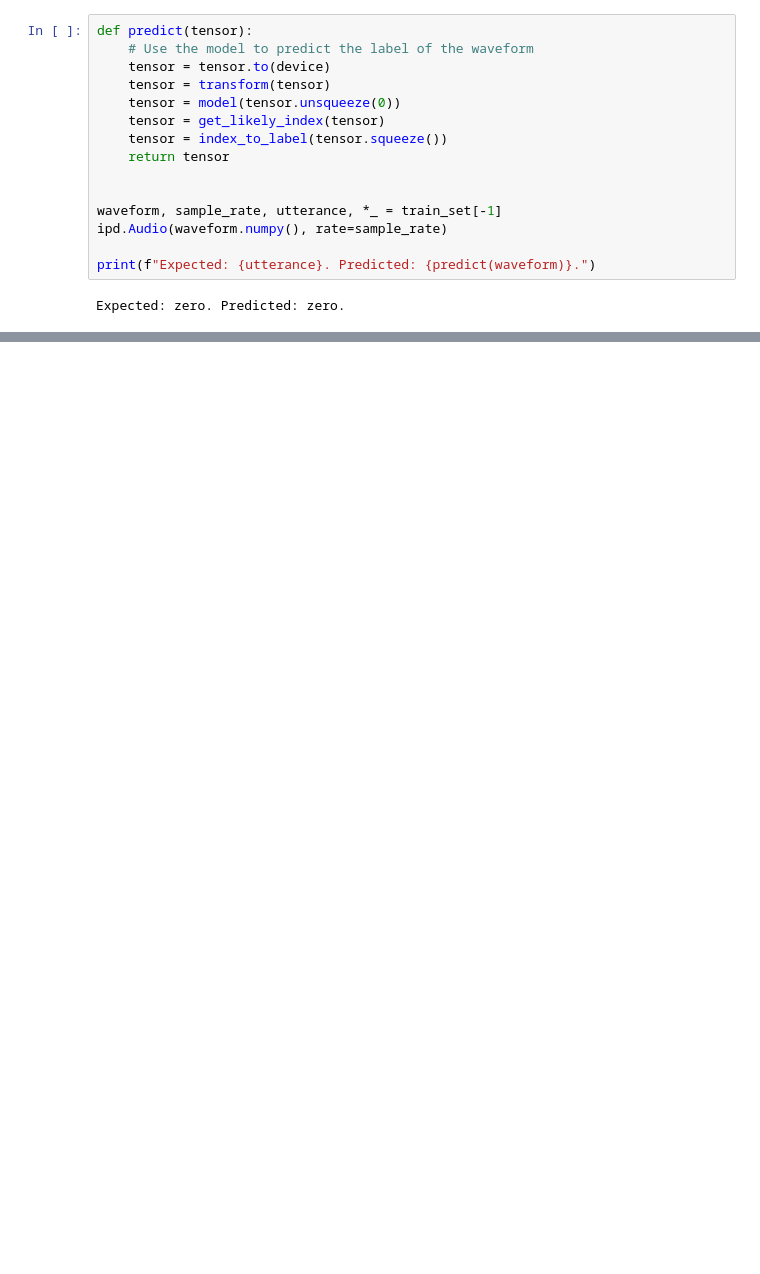
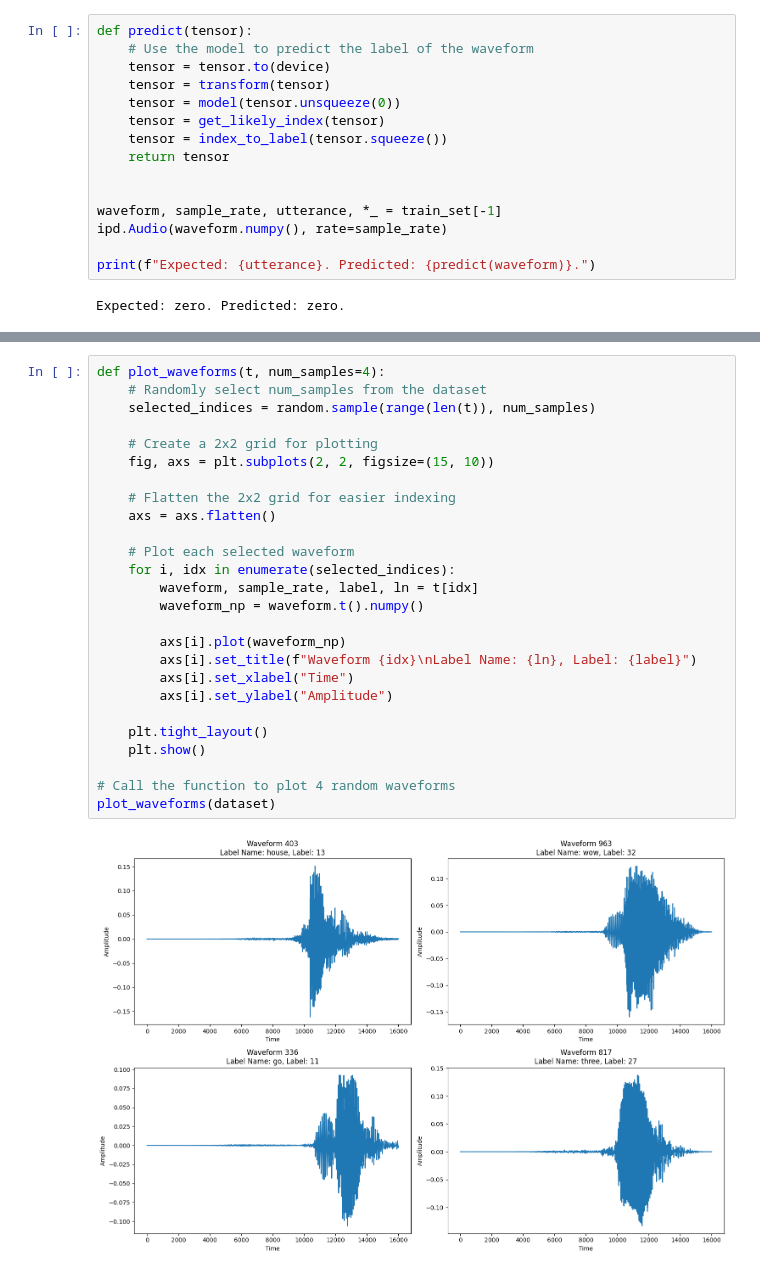
Before and after one commit to whoisakshatgarg/102116084-SESS_LE1, a Jupyter notebook: 102116084_AkshatGarg.ipynb, the cells around one changed output, grey strips where cells are left out. Saved outputs shown, nothing was run; the diff lists cells and outputs as text; blank space fills up the shorter version.

```diff
--- a/102116084_AkshatGarg.ipynb
+++ b/102116084_AkshatGarg.ipynb
@@ -552,0 +636,28 @@ Data point #1. Expected: right. Predicted: nine.
+# %%
+def plot_waveforms(t, num_samples=4):
+    # Randomly select num_samples from the dataset
+    selected_indices = random.sample(range(len(t)), num_samples)
+
+    # Create a 2x2 grid for plotting
+    fig, axs = plt.subplots(2, 2, figsize=(15, 10))
+
+    # Flatten the 2x2 grid for easier indexing
+    axs = axs.flatten()
+
+    # Plot each selected waveform
+    for i, idx in enumerate(selected_indices):
+        waveform, sample_rate, label, ln = t[idx]
+        waveform_np = waveform.t().numpy()
+
+        axs[i].plot(waveform_np)
+        axs[i].set_title(f"Waveform {idx}\nLabel Name: {ln}, Label: {label}")
+        axs[i].set_xlabel("Time")
+        axs[i].set_ylabel("Amplitude")
+
+    plt.tight_layout()
+    plt.show()
+
+# Call the function to plot 4 random waveforms
+plot_waveforms(dataset)
+# %% [output]
+[figure, added]
```
Also changed, not shown: parts of 35 cells of this notebook.
